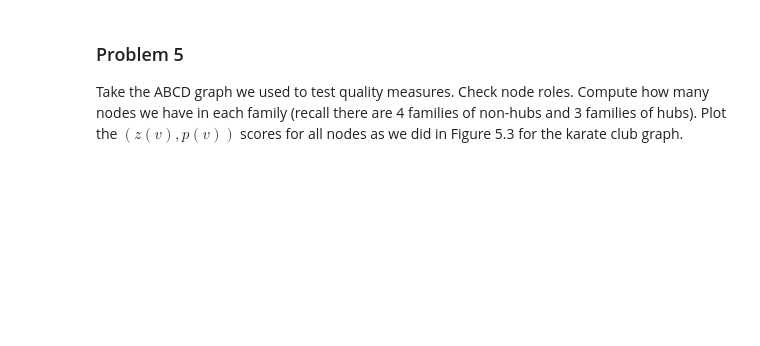
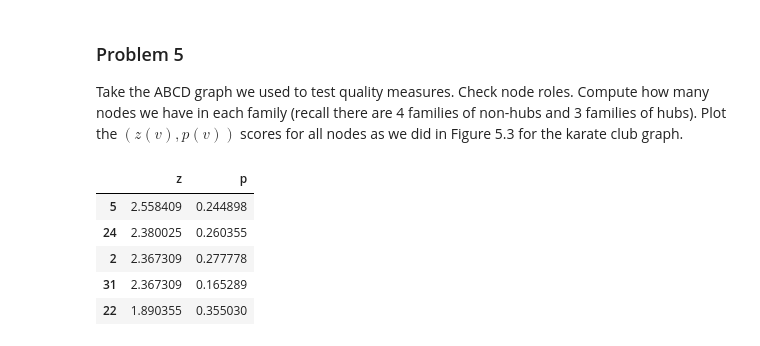
Before and after one commit to tz545/mining-complex-networks, a Jupyter notebook: Assignment5.ipynb, the cells around one changed output. Saved outputs shown, nothing was run; the diff lists cells and outputs as text; code cells hidden in the pictures; blank space fills up the shorter version.

```diff
--- a/Assignment5.ipynb
+++ b/Assignment5.ipynb
@@ -107,11 +110,0 @@ lp = gh_ml.community_label_propagation().membership
-# %%
-cnm = gh_ml.community_fastgreedy()
-clusters = np.arange(5, 10)
-modularity = np.zeros(len(clusters))
-for c in range(len(clusters)):
-    modularity[c] = gh_ml.modularity(cnm.as_clustering(n=clusters[c]))
-plt.plot(clusters, modularity)
-plt.xlabel('Number of clusters')
-plt.ylabel('Modularity')
-plt.show()
-#.as_clustering(n=2).membership
@@ -144,0 +139,28 @@ Take the ABCD graph we used to test quality measures. Check node roles. Compute
+# %%
+## compute internal degrees
+in_deg_0 = g.subgraph_edges([e for e in g.es if g.vs['comm'][e.tuple[0]]==0 and g.vs['comm'][e.tuple[1]]==0],
+                            delete_vertices=False).degree()
+in_deg_1 = g.subgraph_edges([e for e in g.es if g.vs['comm'][e.tuple[0]]==1 and g.vs['comm'][e.tuple[1]]==1],
+                            delete_vertices=False).degree()
+in_deg_2 = g.subgraph_edges([e for e in g.es if g.vs['comm'][e.tuple[0]]==2 and g.vs['comm'][e.tuple[1]]==2],
+                            delete_vertices=False).degree()
+
+## compute z (normalized within-module degree)
+g.vs['in_deg'] = [in_deg_0[i] + in_deg_1[i] + in_deg_2[i] for i in range(g.vcount())]
+mu = [np.mean([x for x in in_deg_0 if x>0]),np.mean([x for x in in_deg_1 if x>0]),np.mean([x for x in in_deg_2 if x>0])]
+sig = [np.std([x for x in in_deg_0 if x>0],ddof=1),np.std([x for x in in_deg_1 if x>0],ddof=1),np.std([x for x in in_deg_2 if x>0],ddof=1)]
+g.vs['z'] = [(v['in_deg']-mu[v['comm']])/sig[v['comm']] for v in g.vs]
+
+## computing p (participation coefficient)
+g.vs['deg'] = g.degree()
+g.vs['out_deg'] = [v['deg'] - v['in_deg'] for v in g.vs]
+g.vs['p'] = [1-(v['in_deg']/v['deg'])**2-(v['out_deg']/v['deg'])**2 for v in g.vs]
+D = pd.DataFrame(np.array([g.vs['z'],g.vs['p']]).transpose(),columns=['z','p']).sort_values(by='z',ascending=False)
+D.head()
+# %% [output]
+|  | z | p |
+| 5 | 2.558409 | 0.244898 |
+| 24 | 2.380025 | 0.260355 |
+| 2 | 2.367309 | 0.277778 |
+| 31 | 2.367309 | 0.165289 |
+| 22 | 1.890355 | 0.355030 |
```
Also changed, not shown: parts of 47 cells of this notebook.
